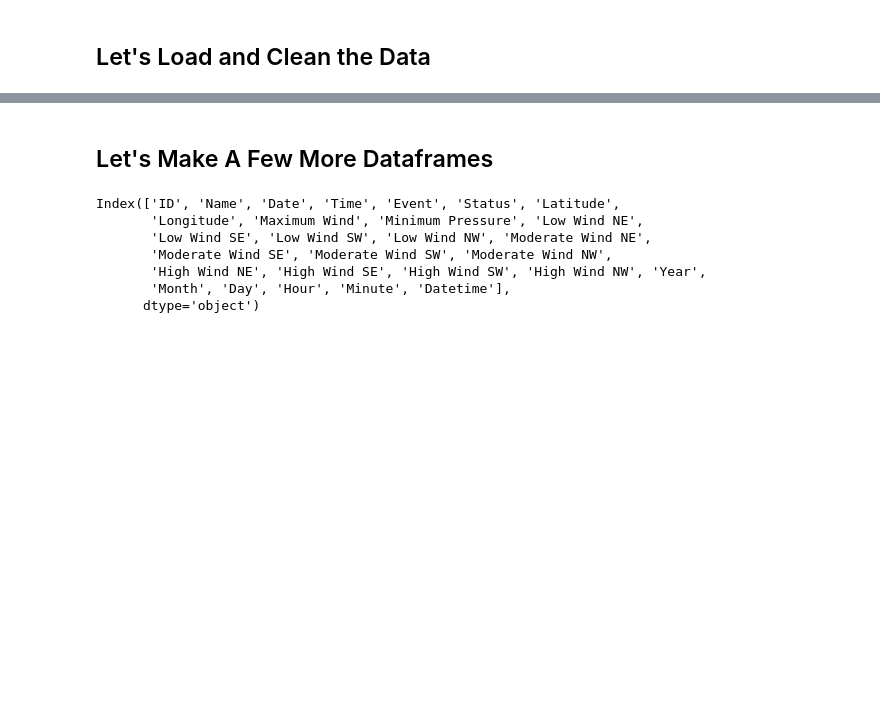
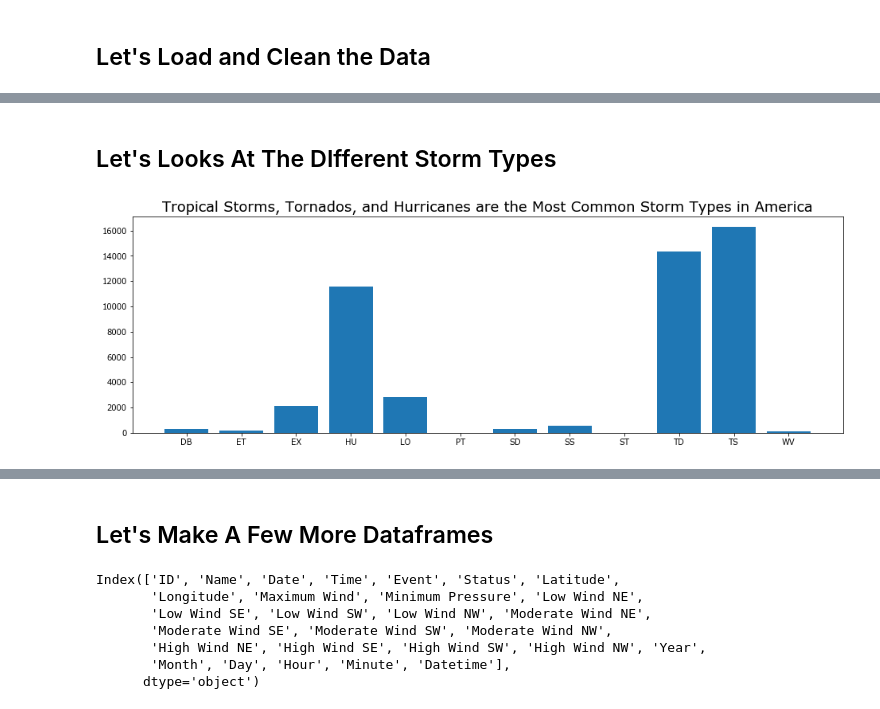
Before and after one commit to nmwhitehead/Storms, a Jupyter notebook: Storms.ipynb, the cells around one changed output, grey strips where cells are left out. Saved outputs shown, nothing was run; the diff lists cells and outputs as text; code cells hidden in the pictures; blank space fills up the shorter version.

```diff
--- a/Storms.ipynb
+++ b/Storms.ipynb
@@ -45,0 +72,13 @@ all_storms['Status'].replace([' HU', 'HU '], 'HU', inplace=True)
+# %% [markdown]
+## Let's Looks At The DIfferent Storm Types
+# %%
+storm_types = all_storms[{'Maximum Wind', 'Minimum Pressure'}].groupby(all_storms['Status']).mean()
+# %%
+storm_types['Count'] = all_storms['ID'].groupby(all_storms.Status).count()
+# %%
+plt.figure(figsize=(16, 5))
+plt.title('Tropical Storms, Tornados, and Hurricanes are the Most Common Storm Types in America', fontsize=18)
+
+plt.bar(storm_types.index, storm_types.Count);
+# %% [output]
+[figure, added]
```
Also changed, not shown: parts of 21 cells of this notebook.
